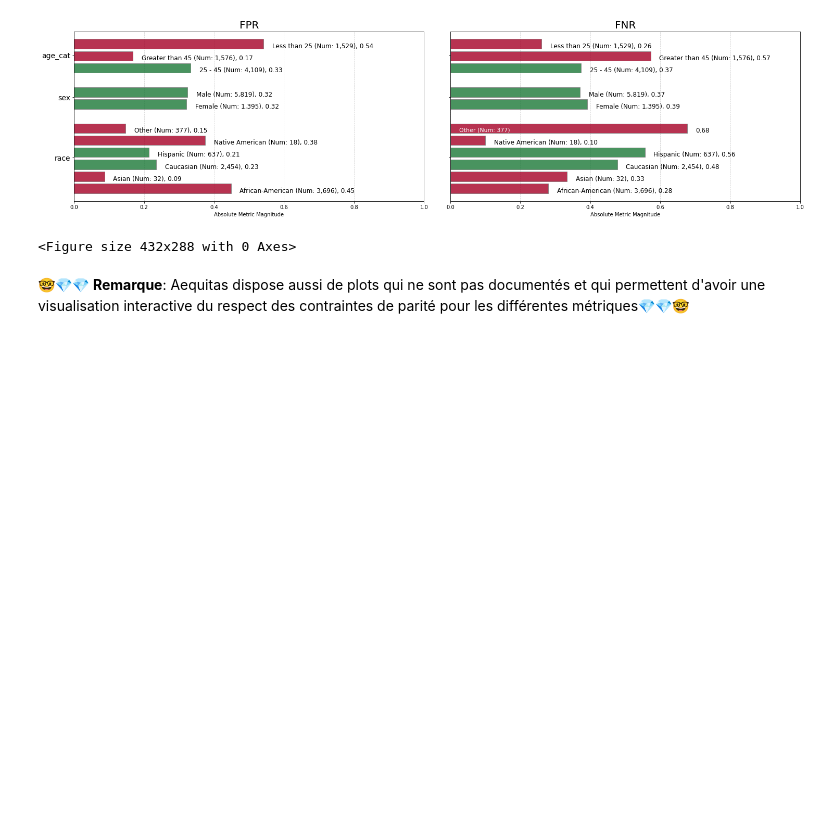
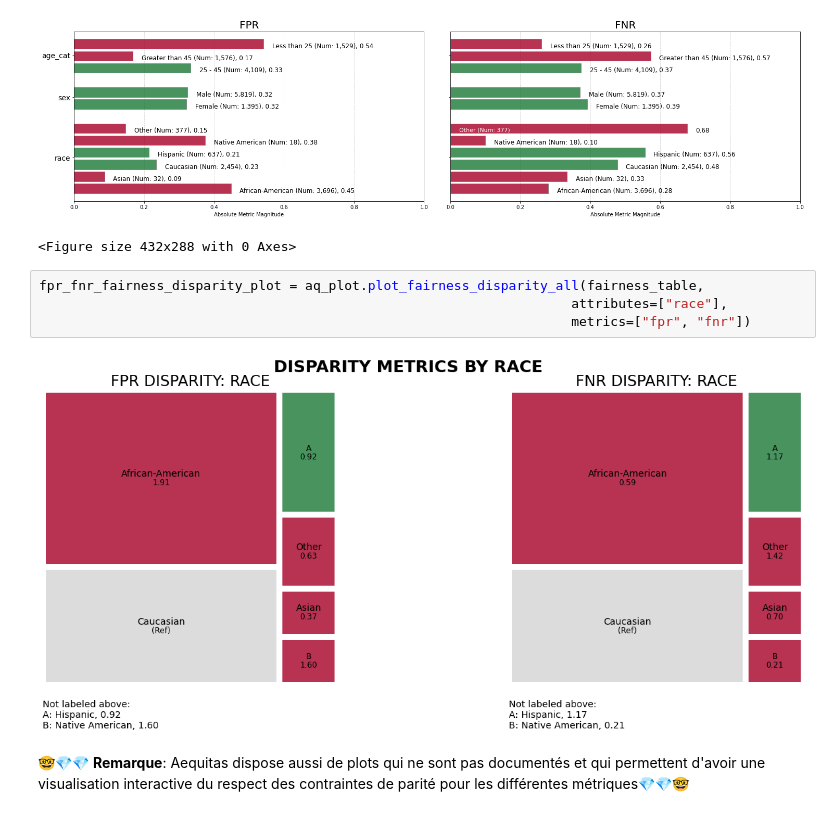
Before and after one commit to chsafouane/aequitas_disc, a Jupyter notebook: notebooks/aequitas_presentation.ipynb, the cells around one changed output. Cells and saved outputs as stored; diff of their text form; blank space fills up the shorter version.

```diff
--- a/notebooks/aequitas_presentation.ipynb
+++ b/notebooks/aequitas_presentation.ipynb
@@ -428,6 +442,12 @@ fpr_fnr_fairness_plot = aq_plot.plot_fairness_group_all(fairness_table,
 # %% [output]
 [figure]
 <Figure size 432x288 with 0 Axes>
+# %%
+fpr_fnr_fairness_disparity_plot = aq_plot.plot_fairness_disparity_all(fairness_table,
+                                                                    attributes=["race"],
+                                                                    metrics=["fpr", "fnr"])
+# %% [output]
+[figure, added]
 # %% [markdown]
 🤓💎💎 **Remarque**: Aequitas dispose aussi de plots qui ne sont pas documentés et qui permettent d'avoir une visualisation interactive du respect des contraintes de parité pour les différentes métriques💎💎🤓
 # %%
```
Also changed, not shown: parts of 6 cells of this notebook.
